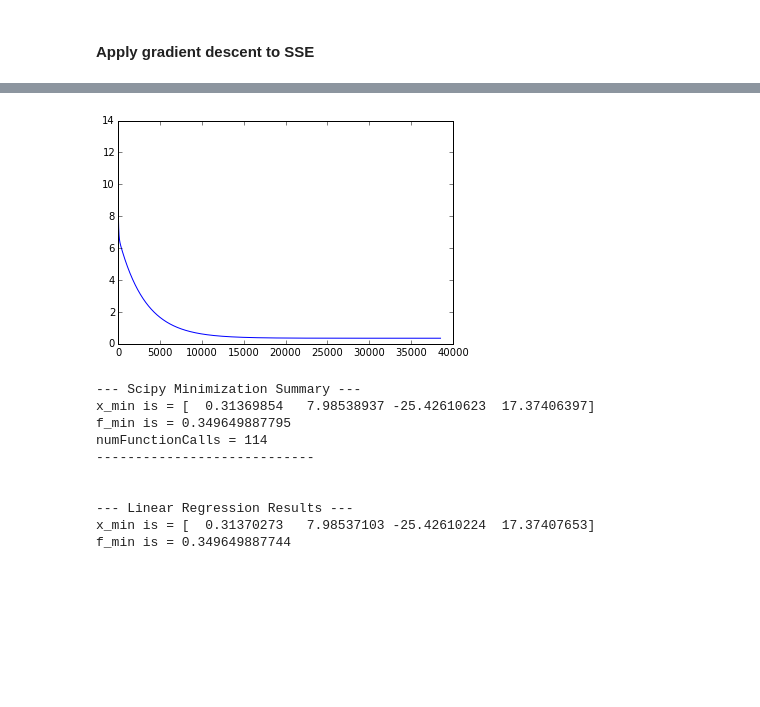
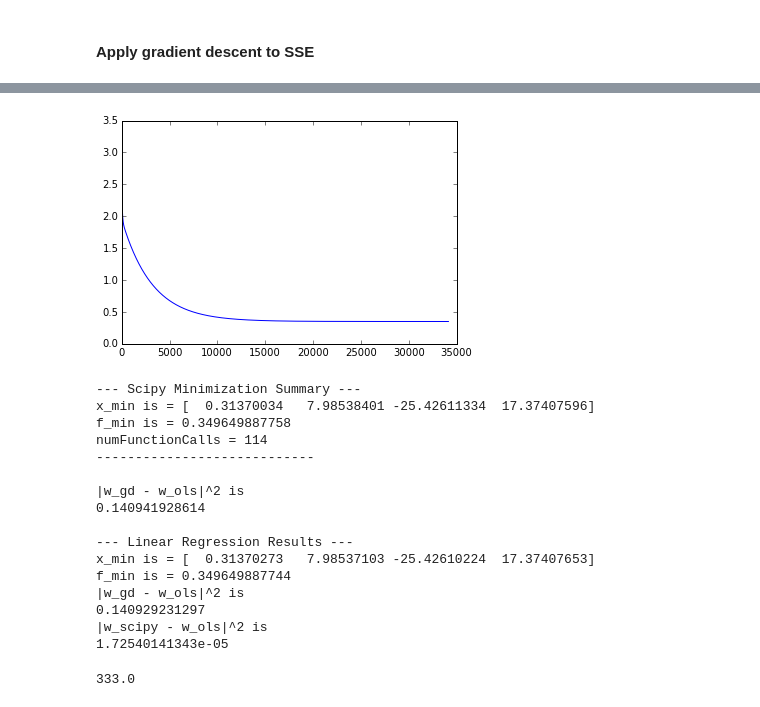
Before and after one commit to peteflorence/Machine-Learning-6.867-homework, a Jupyter notebook: hw1/problem_2.ipynb, the cells around one changed output, grey strips where cells are left out. Cells and saved outputs as stored; diff of their text form; code cells hidden in the pictures; blank space fills up the shorter version.

```diff
--- a/hw1/problem_2.ipynb
+++ b/hw1/problem_2.ipynb
@@ -51,6 +51,7 @@ regression weights for M = 9
 def gradDescentSSE(M):
     lr = LinearRegression.fromFile(filename, M)
     w_initial = -1*lr.reg()
+    w_initial = 0.0*lr.reg()
     gd = GradientDescent(lr.SSE, lr.SSE_gradient)
     gd.stepSize = 0.05
     gd.tol = 1e-8
@@ -67,12 +68,22 @@ def gradDescentSSE(M):
     print "---------------------------- "
     print " "
 
+    print "|w_gd - w_ols|^2 is"
+    print np.linalg.norm(w - res.x)
+
     w_reg = lr.reg()
     print " "
     print "--- Linear Regression Results ---"
     print "x_min is = " + str(w_reg)
     print "f_min is = " + str(lr.SSE(lr.reg()))
 
+    print "|w_gd - w_ols|^2 is"
+    print np.linalg.norm(w - w_reg)
+
+    print "|w_scipy - w_ols|^2 is"
+    print np.linalg.norm(res.x - w_reg)
+
+
     return (lr, gd, w, sse)
 
 M = 3
@@ -86,12 +97,22 @@ numFunctionCalls = 38513
 ----------------------------
-[figure, old version]
+[figure, new version]
 --- Scipy Minimization Summary ---
-x_min is = [  0.31369854   7.98538937 -25.42610623  17.37406397]
-f_min is = 0.349649887795
+x_min is = [  0.31370034   7.98538401 -25.42611334  17.37407596]
+f_min is = 0.349649887758
 numFunctionCalls = 114
 ----------------------------
 
+|w_gd - w_ols|^2 is
+0.140941928614
 
 --- Linear Regression Results ---
 x_min is = [  0.31370273   7.98537103 -25.42610224  17.37407653]
 f_min is = 0.349649887744
+|w_gd - w_ols|^2 is
+0.140929231297
+|w_scipy - w_ols|^2 is
+1.72540141343e-05
+# %%
+38000/114*1.0
+# %% [output]
+333.0
```
Also changed, not shown: parts of 1 cell of this notebook.
